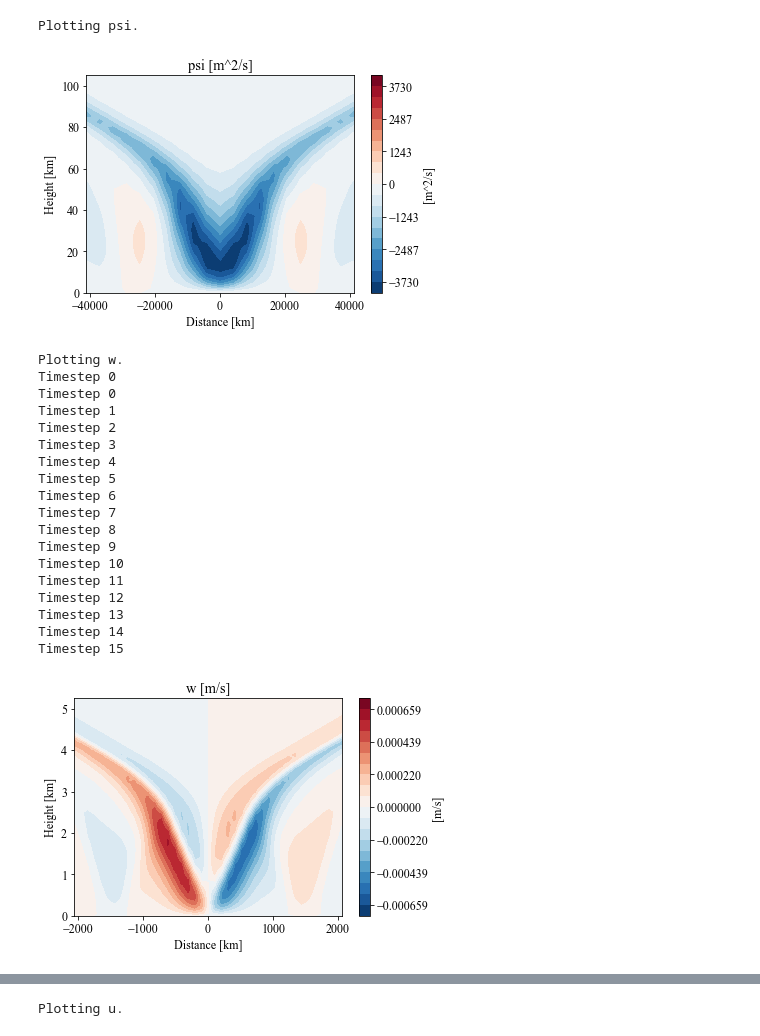
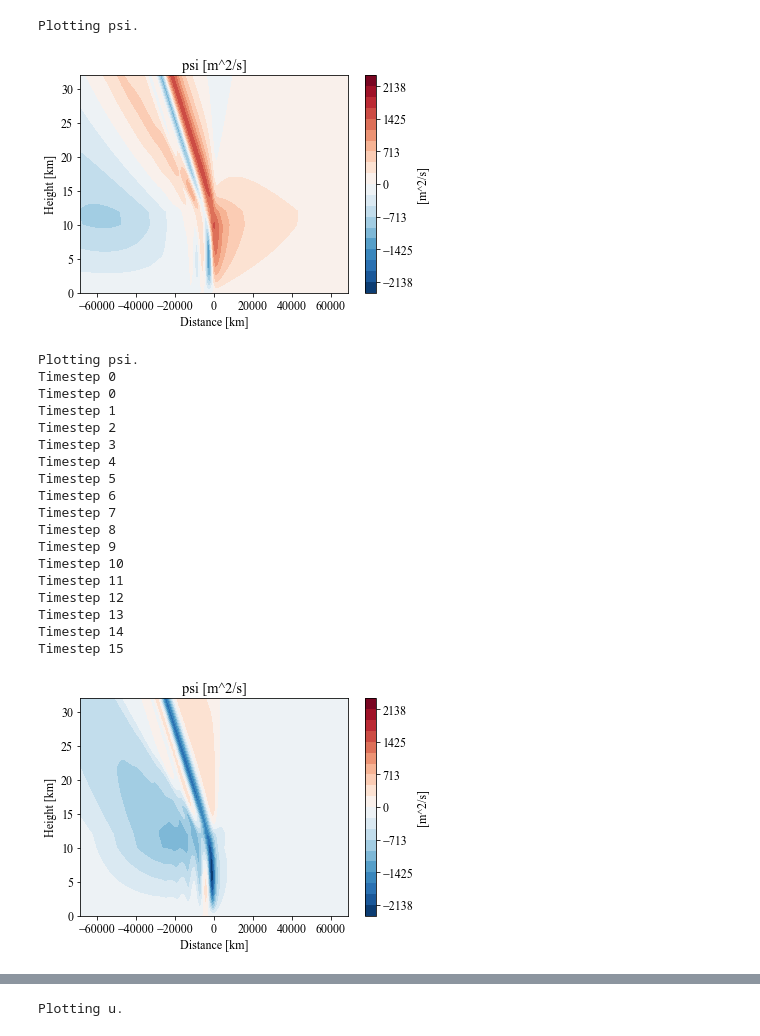
Before and after one commit to eshort0401/rotunno83, a Jupyter notebook: python_scripts/rotunno83.ipynb, the cells around one changed output, grey strips where cells are left out. Drawn from its saved outputs; the diff is of its cells as text; code cells hidden in the pictures.

```diff
--- a/python_scripts/rotunno83.ipynb
+++ b/python_scripts/rotunno83.ipynb
@@ -67,4 +62,6 @@ omega = 2*np.pi/(24*3600)
 # ds_pwN_dim = rt.redimensionalise_qian(copy.deepcopy(ds_pwN), h=h, N=N, Q0=Atilde*omega**3*h*np.pi)
 # ds_cN_dim = rt.redimensionalise_qian(copy.deepcopy(ds_cN), h=h, N=N, Q0=Atilde*omega**3*h*np.pi)
 ds_pwN_dim = rt.redimensionalise_qian(copy.deepcopy(ds_pwN), h=h, N=N, Q0=1*7.5e-6)
-ds_cN_dim = rt.redimensionalise_qian(copy.deepcopy(ds_cN), h=h, N=N, Q0=1*7.5e-6)
+# ds_cN_dim = rt.redimensionalise_qian(copy.deepcopy(ds_cN), h=h, N=N, Q0=1*7.5e-6)
+# %%
+t=6
@@ -71,20 +81,20 @@ ds_cN_dim = rt.redimensionalise_qian(copy.deepcopy(ds_cN), h=h, N=N, Q0=1*7.5e-6
 # %%
-test = ds_cN_dim.sum(dim='mode', keep_attrs=True)
-# test = ds_pwN.isel(mode=0)
+# test = ds_cN_dim.sum(dim='mode', keep_attrs=True)
+test = ds_cN_dim.isel(mode=0)
 var='psi'
-t=0
+# t=4
 fig = rt.plotCont(test, var=var, t=t)[0]
 
 plt.savefig('/home/student.unimelb.edu.au/shorte1/Documents/phd/confirmation/soln_{}_{}.png'.format(var, t),
             dpi=200, bbox_inches='tight', facecolor='white')
 # %% [output]
 Plotting psi.
-[figure, old version]
+[figure, new version]
 # %%
 # rt.animateCont(ds_channel_dim.sel(mode=[1,2,3]).sum(dim='mode', keep_attrs=True).squeeze(),var='theta_q')
 # rt.animateCont(ds_rotunno_dim, var='psi')
 
-rt.animateCont(ds_cN_dim.sel(mode=[1,2]).sum(dim='mode', keep_attrs=True).squeeze(), var='w')
+rt.animateCont(ds_cN_dim.sel(mode=[1]).sum(dim='mode', keep_attrs=True).squeeze(), var='psi')
 # rt.animateCont(ds_qian_dim.sel(mode=[1]).sum(dim='mode', keep_attrs=True).squeeze(),  var='theta_w')
 
 # rt.animateCont(ds_qian_dim.sum(dim='mode', keep_attrs=True).squeeze(),  var='theta_w')
@@ -94,7 +104,7 @@ rt.animateCont(ds_cN_dim.sel(mode=[1,2]).sum(dim='mode', keep_attrs=True).squeez
 # rt.animateCont(ds_qian_dim.sel(submode=[2,3,4,5,6]).sum(dim='submode', keep_attrs=True).squeeze(),'bw')
 # rt.animateCont(ds_qian_dim.sel(mode=2).squeeze(),  var='psi')
 # %% [output]
-Plotting w.
+Plotting psi.
 Timestep 0
 Timestep 0
 Timestep 1
@@ -112,7 +122,7 @@ Timestep 12
 Timestep 13
 Timestep 14
 Timestep 15
-[figure, old version]
+[figure, new version]
 # %%
 # rt.animateVelocity(ds_qian_dim.sum(dim='mode', keep_attrs=True).squeeze()); plt.show()
 rt.animateVelocity(ds_pwN_dim.sum(dim='mode', keep_attrs=True).squeeze());
```
Also changed, not shown: parts of 4 cells of this notebook, 4 other files.
